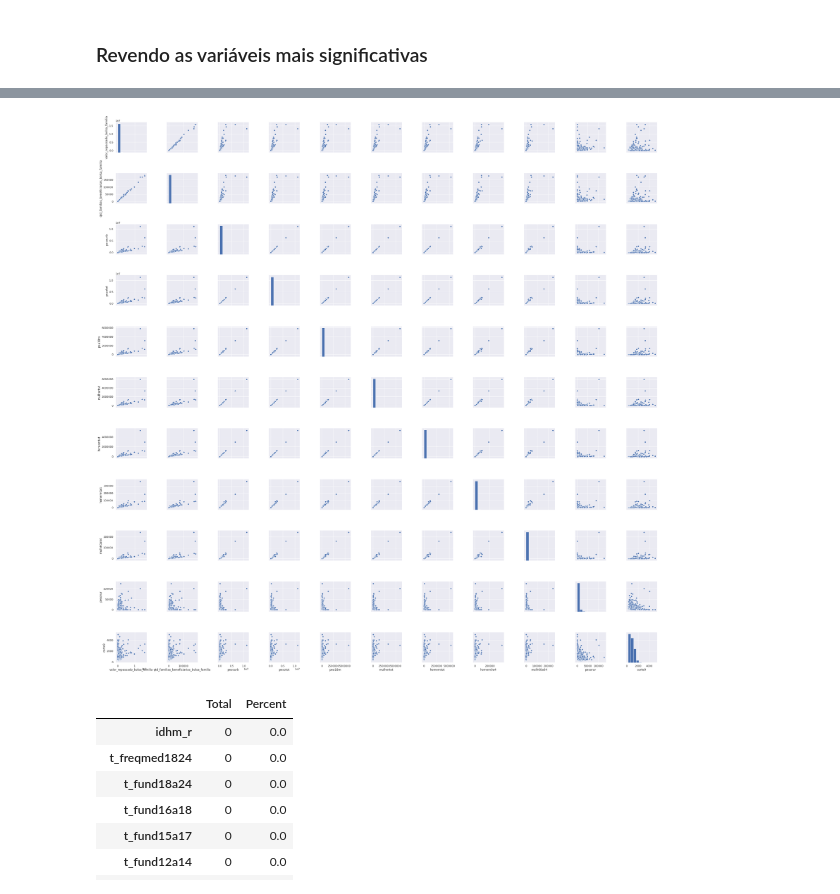
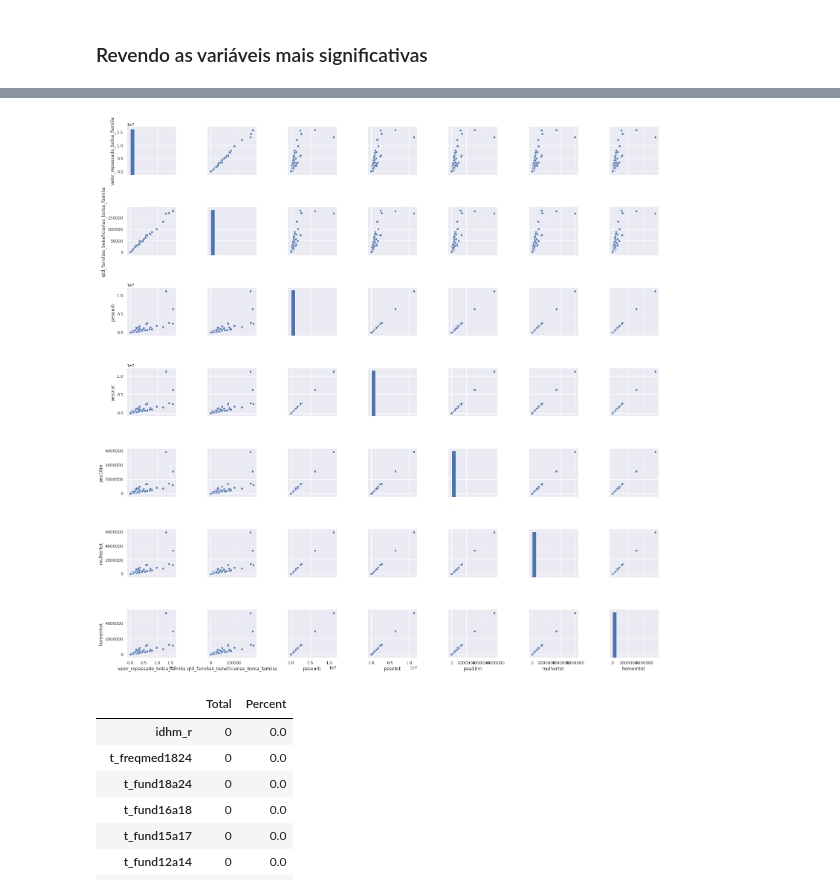
Before and after one commit to heltonsl/udacity-ml-projetofinal, a Jupyter notebook: Projeto Final - Nanodegree Udacity - Machine Learning.ipynb, the cells around one changed output, grey strips where cells are left out. Saved outputs shown, nothing was run; the diff lists cells and outputs as text; code cells hidden in the pictures.

```diff
--- a/Projeto Final - Nanodegree Udacity - Machine Learning.ipynb
+++ b/Projeto Final - Nanodegree Udacity - Machine Learning.ipynb
@@ -461,11 +462,11 @@ print(featureScores.nlargest(155,'Score'))  #print 100 best features
 # %%
 #scatterplot
 sns.set()
-cols = ['valor_repassado_bolsa_familia', 'qtd_familias_beneficiarias_bolsa_familia', 'pesourb', 'pesotot', 'pea18m','mulhertot','homemtot','homem0a4','mulh60a64','pesorur','corte9']
+cols = ['valor_repassado_bolsa_familia', 'qtd_familias_beneficiarias_bolsa_familia', 'pesourb', 'pesotot', 'pea18m','mulhertot','homemtot']
 sns.pairplot(data_clean[cols], height = 3)
 plt.show();
 # %% [output]
-[figure, old version]
+[figure, new version]
 # %%
 #missing data
 total = data_clean.isnull().sum().sort_values(ascending=False)
```
Also changed, not shown: parts of 23 cells of this notebook, 3 other files.
